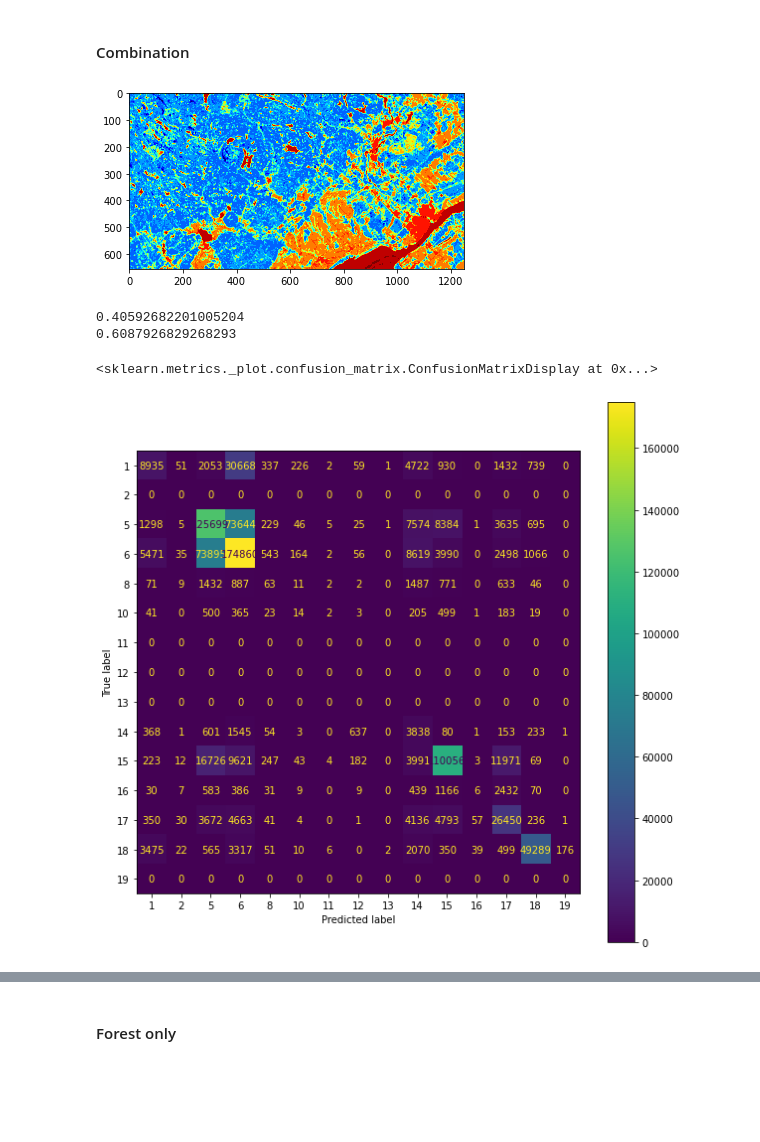
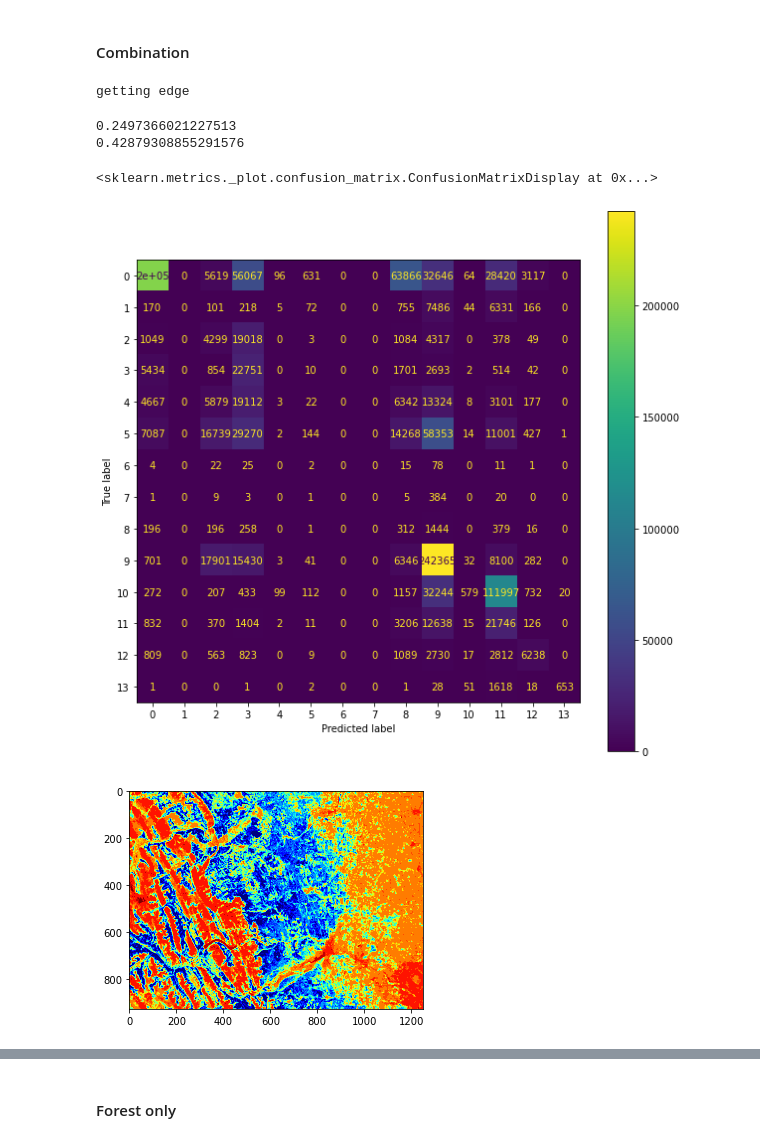
Before and after one commit to fynnweaver/Land_Cover_Classification, a Jupyter notebook: Ensemble.ipynb, the cells around one changed output, grey strips where cells are left out. Saved outputs shown, nothing was run; the diff lists cells and outputs as text; code cells hidden in the pictures; blank space fills up the shorter version.

```diff
--- a/Ensemble.ipynb
+++ b/Ensemble.ipynb
@@ -199,13 +236,10 @@ prediction_map = plt.imshow(map_pred, cmap=cmap)
 # %% [markdown]
 #### Combination
 # %%
-combo_pred, y_true = predict_combo(forest_10, [xgb_bin14, forest_13], None, '../data_tests/trois/raws', index = [-14, -11], nrcan_name = 'NRCAN_transformed.tif')
+combo_pred, y_true = predict_combo([forest_14, xgb_bin14, forest_13], None, '../data_tests/calgary/raws', index = [-14, -11],
+                                   process_dict = process_10_bin14_13, binary = binary_10_bin14_13, nrcan_name = 'NRCAN_transformed.tif')
+# %% [output]
+getting edge
-# %%
-map_pred = np.asarray(combo_pred.values).reshape(656, 1250)
-cmap = cm.get_cmap('jet', 19)    # 11 discrete colors
-prediction_map = plt.imshow(map_pred, cmap=cmap)
-# %% [output]
-[figure, old version]
 # %%
 #accuracy
 print(balanced_accuracy_score(y_true, combo_pred))
@@ -213,11 +247,17 @@ print(accuracy_score(y_true, combo_pred))
 
 #confusion matrix
 cm_forest = confusion_matrix(y_true, combo_pred)
-cm_forest_fig = ConfusionMatrixDisplay(confusion_matrix = cm_forest, display_labels = forest_10.classes_)
+cm_forest_fig = ConfusionMatrixDisplay(confusion_matrix = cm_forest)
 fig, ax = plt.subplots(figsize=(10,10))
 cm_forest_fig.plot(ax = ax)
 # %% [output]
-0.40592682201005204
-0.6087926829268293
+0.2497366021227513
+0.42879308855291576
 <sklearn.metrics._plot.confusion_matrix.ConfusionMatrixDisplay at 0x...>
-[figure, old version]
+[figure, new version]
+# %%
+map_pred = np.asarray(combo_pred.values).reshape(926, 1250)
+cmap = cm.get_cmap('jet', 19)    # 11 discrete colors
+prediction_map = plt.imshow(map_pred, cmap=cmap)
+# %% [output]
+[figure, new version]
```
Also changed, not shown: parts of 18 cells of this notebook, 11 other files.
